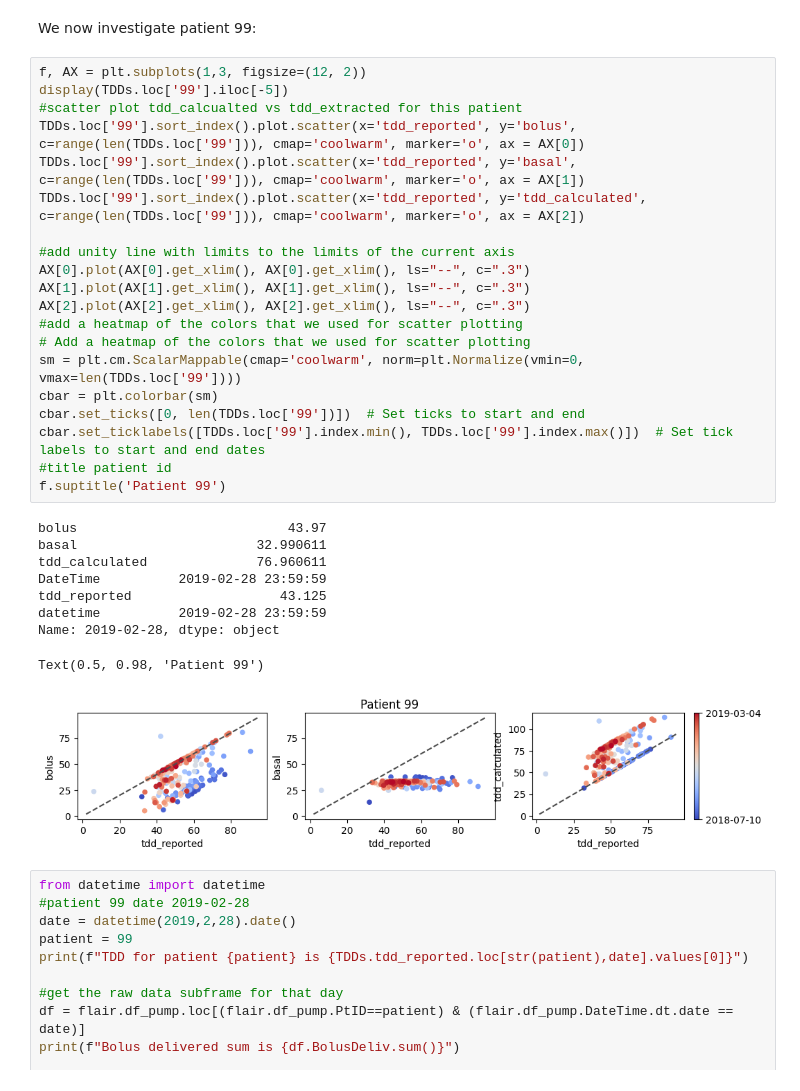
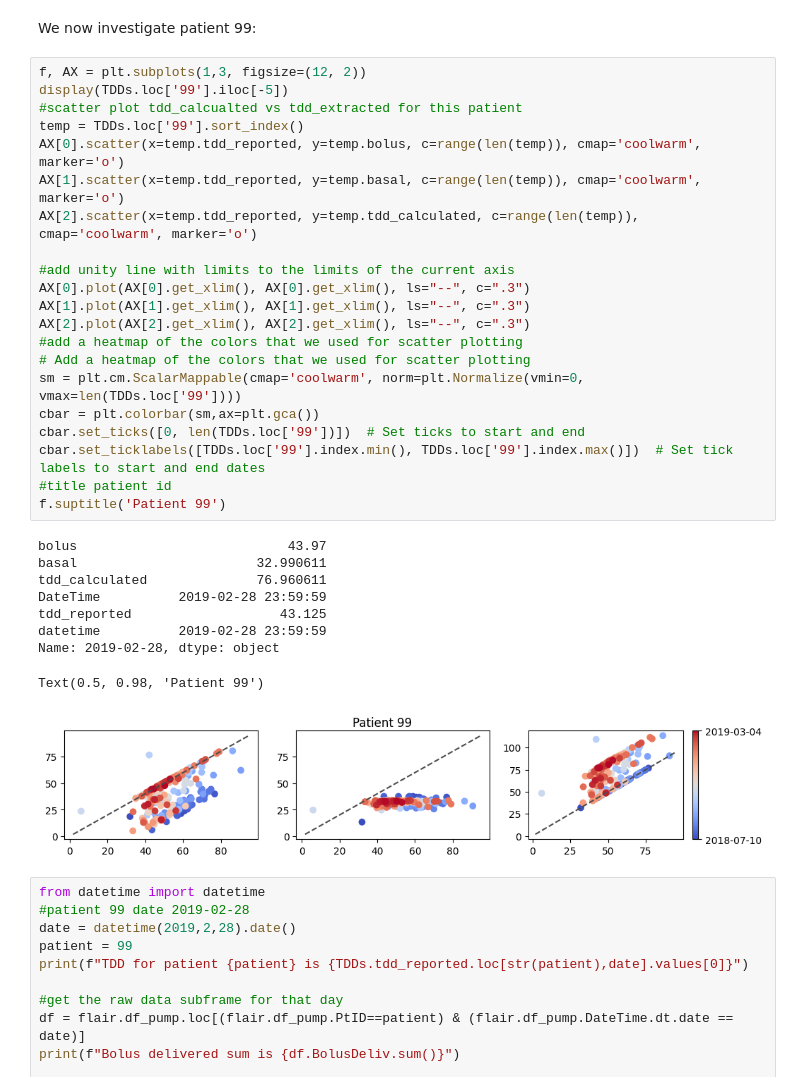
Before and after one commit to nudgebg/egvinsulin, a Jupyter notebook: notebooks/understand-flair-dataset/2024-07-12 - Understanding TDD Discrepancies in Flair Data.ipynb, the cells around one changed output. Saved outputs shown, nothing was run; the diff lists cells and outputs as text.

```diff
--- a/notebooks/understand-flair-dataset/2024-07-12 - Understanding TDD Discrepancies in Flair Data.ipynb
+++ b/notebooks/understand-flair-dataset/2024-07-12 - Understanding TDD Discrepancies in Flair Data.ipynb
@@ -212,33 +216,34 @@ We now investigate patient 99:
 # %%
 f, AX = plt.subplots(1,3, figsize=(12, 2))
 display(TDDs.loc['99'].iloc[-5])
 #scatter plot tdd_calcualted vs tdd_extracted for this patient
-TDDs.loc['99'].sort_index().plot.scatter(x='tdd_reported', y='bolus', c=range(len(TDDs.loc['99'])), cmap='coolwarm', marker='o', ax = AX[0])
-TDDs.loc['99'].sort_index().plot.scatter(x='tdd_reported', y='basal', c=range(len(TDDs.loc['99'])), cmap='coolwarm', marker='o', ax = AX[1])
-TDDs.loc['99'].sort_index().plot.scatter(x='tdd_reported', y='tdd_calculated', c=range(len(TDDs.loc['99'])), cmap='coolwarm', marker='o', ax = AX[2])
+temp = TDDs.loc['99'].sort_index()
+AX[0].scatter(x=temp.tdd_reported, y=temp.bolus, c=range(len(temp)), cmap='coolwarm', marker='o')
+AX[1].scatter(x=temp.tdd_reported, y=temp.basal, c=range(len(temp)), cmap='coolwarm', marker='o')
+AX[2].scatter(x=temp.tdd_reported, y=temp.tdd_calculated, c=range(len(temp)), cmap='coolwarm', marker='o')
 
 #add unity line with limits to the limits of the current axis
 AX[0].plot(AX[0].get_xlim(), AX[0].get_xlim(), ls="--", c=".3")
 AX[1].plot(AX[1].get_xlim(), AX[1].get_xlim(), ls="--", c=".3")
 AX[2].plot(AX[2].get_xlim(), AX[2].get_xlim(), ls="--", c=".3")
 #add a heatmap of the colors that we used for scatter plotting
 # Add a heatmap of the colors that we used for scatter plotting
 sm = plt.cm.ScalarMappable(cmap='coolwarm', norm=plt.Normalize(vmin=0, vmax=len(TDDs.loc['99'])))
-cbar = plt.colorbar(sm)
+cbar = plt.colorbar(sm,ax=plt.gca())
 cbar.set_ticks([0, len(TDDs.loc['99'])])  # Set ticks to start and end
 cbar.set_ticklabels([TDDs.loc['99'].index.min(), TDDs.loc['99'].index.max()])  # Set tick labels to start and end dates
 #title patient id
 f.suptitle('Patient 99')
 # %% [output]
 bolus                           43.97
 basal                       32.990611
 tdd_calculated              76.960611
 DateTime          2019-02-28 23:59:59
 tdd_reported                   43.125
 datetime          2019-02-28 23:59:59
 Name: 2019-02-28, dtype: object
 Text(0.5, 0.98, 'Patient 99')
-[figure, old version]
+[figure, new version]
 # %%
 from datetime import datetime
 #patient 99 date 2019-02-28
```
Also changed, not shown: parts of 37 cells of this notebook.
